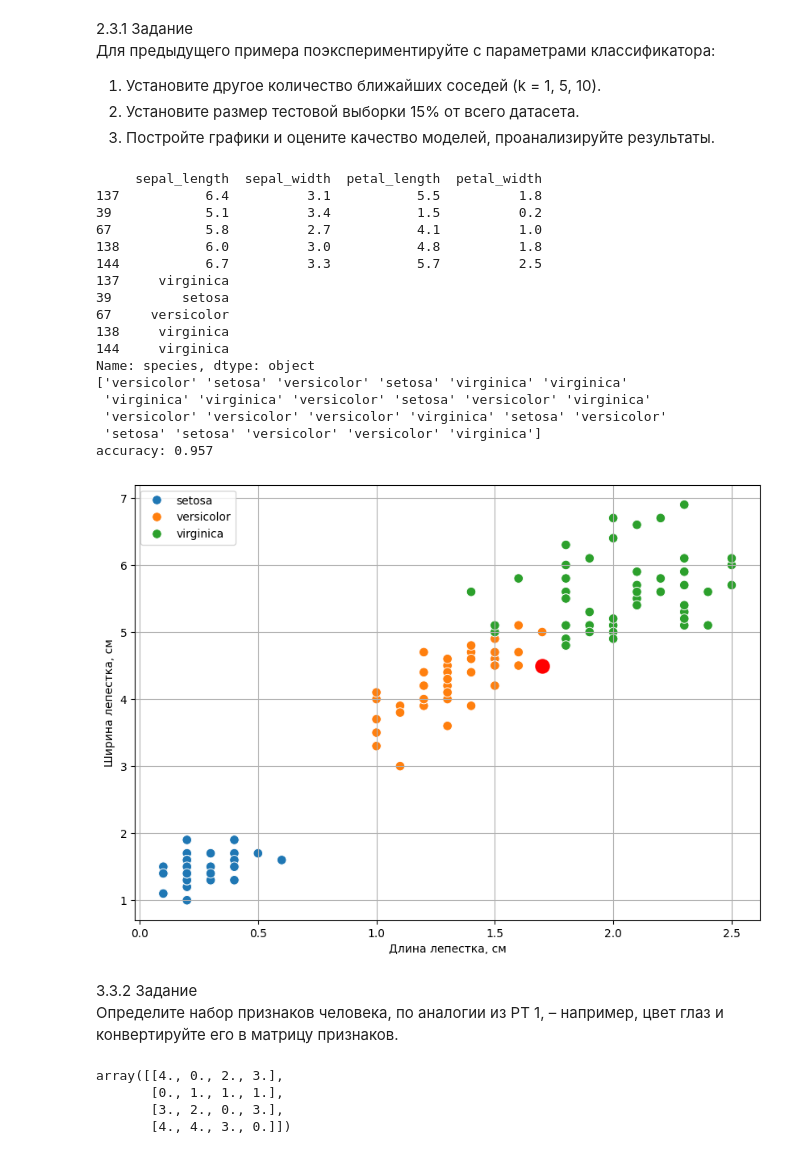
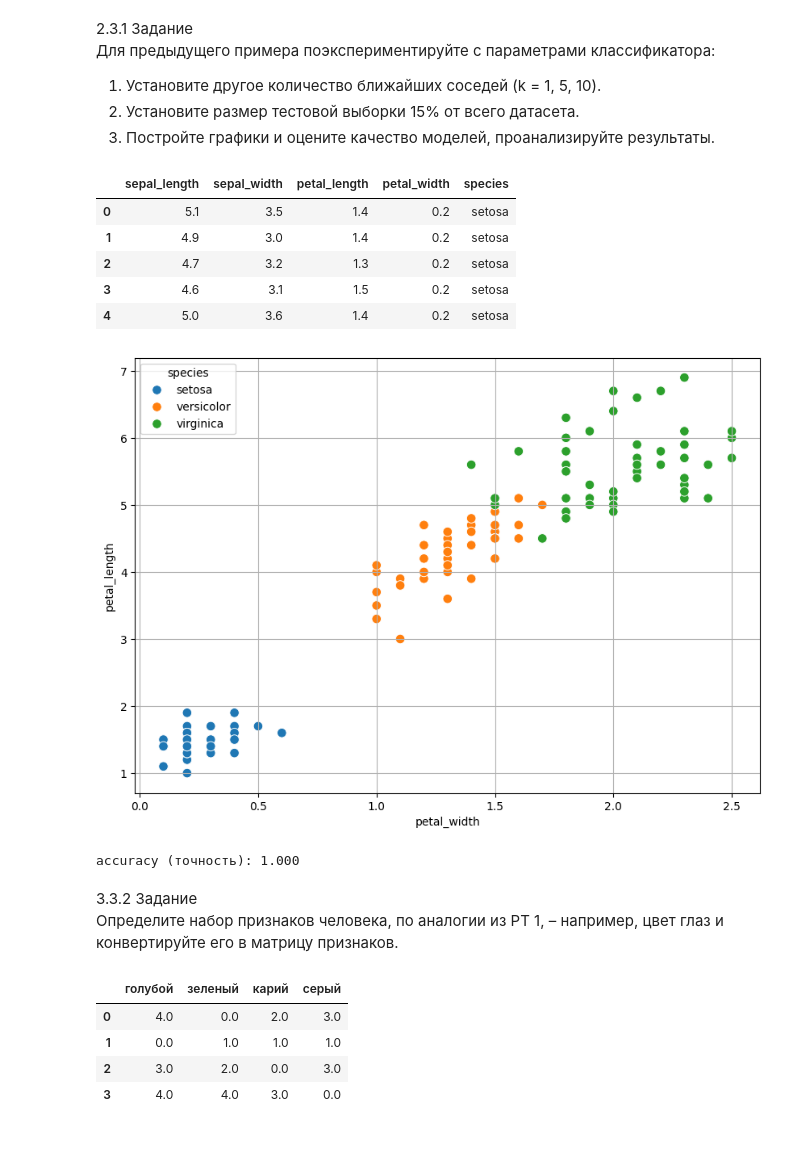
Before and after one commit to Rusick0/AI_Practice, a Jupyter notebook: AI3.ipynb, the cells around one changed output. Cells and saved outputs as stored; diff of their text form; code cells hidden in the pictures.

Commit message:
Улучшена визуализация

```diff
--- a/AI3.ipynb
+++ b/AI3.ipynb
@@ -136,66 +136,60 @@ from sklearn.neighbors import KNeighborsClassifier # Алгоритм 'k-бли
 import seaborn as sns # Библиотека для красивых графиков и данных
 import matplotlib.pyplot as plt
 import numpy as np
+from sklearn.metrics import accuracy_score
 
 # Загружаем готовый набор данных о цветах (ирисах)
 iris = sns.load_dataset('iris')
 
-# Делим данные: 85% отдаем модели на 'зубрежку', а 15% (test_size=0.15) оставляем для 'экзамена'
-# x_train - характеристики цветов, y_train - их правильные названия
+# Посмотрим на первые строки таблицы для наглядности
+display(iris.head())
+
+# Делим данные: 85% отдаем модели на 'зубрежку'(обучающая), а 15% (test_size=0.15) оставляем для 'экзамена'
 x_train, x_test, y_train, y_test = train_test_split(iris.iloc[:,:-1], iris.iloc[:,-1], test_size=0.15)
 
 # Создаем 'мозг' модели. n_neighbors=10 значит, что при определении вида цветка
 # программа будет смотреть на 10 самых похожих на него соседей
 model = KNeighborsClassifier(n_neighbors=10)
 
 # Обучаем модель на наших тренировочных данных
 model.fit(x_train, y_train)
 
 # Даем модели тестовые данные (которые она еще не видела) и просим угадать названия цветов
 y_pred = model.predict(x_test)
 
-# Настраиваем размер картинки для графика
+# Визуализация
 plt.figure(figsize=(10,7))
-
 # Рисуем все цветы из базы в виде точек. Цвет точки зависит от вида ириса
 sns.scatterplot(data=iris, x='petal_width', y='petal_length', hue='species', s=70)
 plt.grid() # Добавляем сетку для удобства
 
 # Проверяем, где модель ошиблась:
 for i in range(len(y_test)):
     # Если реальное название цветка не совпало с тем, что угадала модель...
     if np.array(y_test)[i] != y_pred[i]:
         # ...рисуем на этом месте большую красную точку (ошибку)
         plt.scatter(x_test.iloc[i,3], x_test.iloc[i,2], color='red', s=150)
 
-from sklearn.metrics import accuracy_score
+plt.show()
+
 # Считаем процент правильных ответов (точность) и выводим на экран
 print(f'accuracy (точность): {accuracy_score(y_test, y_pred):.3f}')
 # %% [output]
+|  | sepal_length | sepal_width | petal_length | petal_width | species |
+| 0 | 5.1 | 3.5 | 1.4 | 0.2 | setosa |
+| 1 | 4.9 | 3.0 | 1.4 | 0.2 | setosa |
+| 2 | 4.7 | 3.2 | 1.3 | 0.2 | setosa |
+| 3 | 4.6 | 3.1 | 1.5 | 0.2 | setosa |
+| 4 | 5.0 | 3.6 | 1.4 | 0.2 | setosa |
+[figure, new version]
-     sepal_length  sepal_width  petal_length  petal_width
-137           6.4          3.1           5.5          1.8
-39            5.1          3.4           1.5          0.2
-67            5.8          2.7           4.1          1.0
-138           6.0          3.0           4.8          1.8
-144           6.7          3.3           5.7          2.5
-137     virginica
-39         setosa
-67     versicolor
-138     virginica
-144     virginica
-Name: species, dtype: object
-['versicolor' 'setosa' 'versicolor' 'setosa' 'virginica' 'virginica'
- 'virginica' 'virginica' 'versicolor' 'setosa' 'versicolor' 'virginica'
- 'versicolor' 'versicolor' 'versicolor' 'virginica' 'setosa' 'versicolor'
- 'setosa' 'setosa' 'versicolor' 'versicolor' 'virginica']
-accuracy: 0.957
+accuracy (точность): 1.000
-[figure, old version]
 # %% [markdown]
 3.3.2 Задание <br>
 Определите набор признаков человека, по аналогии из РТ 1, – например,
 цвет глаз и конвертируйте его в матрицу признаков.
 # %%
 from sklearn.feature_extraction import DictVectorizer # Инструмент, который превращает слова (категории) в числа
+import pandas as pd
 
 # Мы записываем это в виде списка словарей (набор пар 'признак': 'значение')
 data_dict = [{"карий": 2, "голубой":4, "серый":3},
@@ -208,12 +202,17 @@ data_dict = [{"карий": 2, "голубой":4, "серый":3},
 dictvectorizer = DictVectorizer(sparse=False)
 
 # Конвертер изучает наши слова и превращает их в матрицу (таблицу из чисел).
-# Теперь каждая колонка соответствует определенному цвету глаз.
 features = dictvectorizer.fit_transform(data_dict)
 
-print(features)
+# Создаем DataFrame для красивого отображения таблицы
+column_names = dictvectorizer.get_feature_names_out()
+df_features = pd.DataFrame(features, columns=column_names)
+
+# Выводим результат в виде аккуратной таблицы
+display(df_features)
 # %% [output]
-array([[4., 0., 2., 3.],
-       [0., 1., 1., 1.],
-       [3., 2., 0., 3.],
-       [4., 4., 3., 0.]])
+|  | голубой | зеленый | карий | серый |
+| 0 | 4.0 | 0.0 | 2.0 | 3.0 |
+| 1 | 0.0 | 1.0 | 1.0 | 1.0 |
+| 2 | 3.0 | 2.0 | 0.0 | 3.0 |
+| 3 | 4.0 | 4.0 | 3.0 | 0.0 |
```
